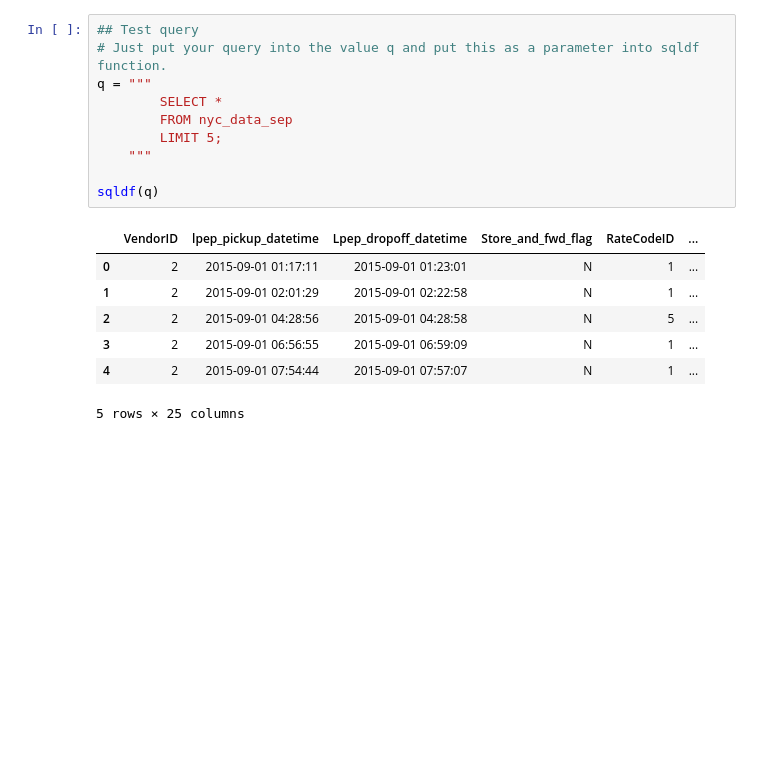
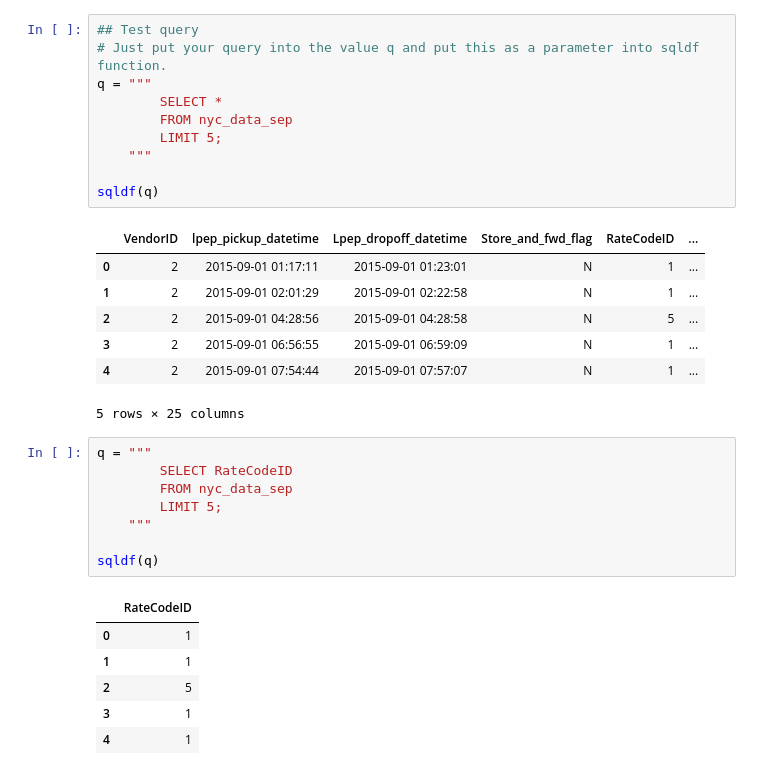
Before and after one commit to bayraktarengin/eurotech, a Jupyter notebook: nyc_taxi_query_notebook.ipynb, the cells around one changed output. Saved outputs shown, nothing was run; the diff lists cells and outputs as text; blank space fills up the shorter version.

```diff
--- a/nyc_taxi_query_notebook.ipynb
+++ b/nyc_taxi_query_notebook.ipynb
@@ -66,3 +66,18 @@ sqldf(q)
 | 3 | 2 | 2015-09-01 06:56:55 | 2015-09-01 06:59:09 | N | 1 | ... |
 | 4 | 2 | 2015-09-01 07:54:44 | 2015-09-01 07:57:07 | N | 1 | ... |
 5 rows × 25 columns
+# %%
+q = """
+        SELECT RateCodeID
+        FROM nyc_data_sep
+        LIMIT 5;
+    """
+
+sqldf(q)
+# %% [output]
+|  | RateCodeID |
+| 0 | 1 |
+| 1 | 1 |
+| 2 | 5 |
+| 3 | 1 |
+| 4 | 1 |
```
Also changed, not shown: parts of 13 cells of this notebook.
